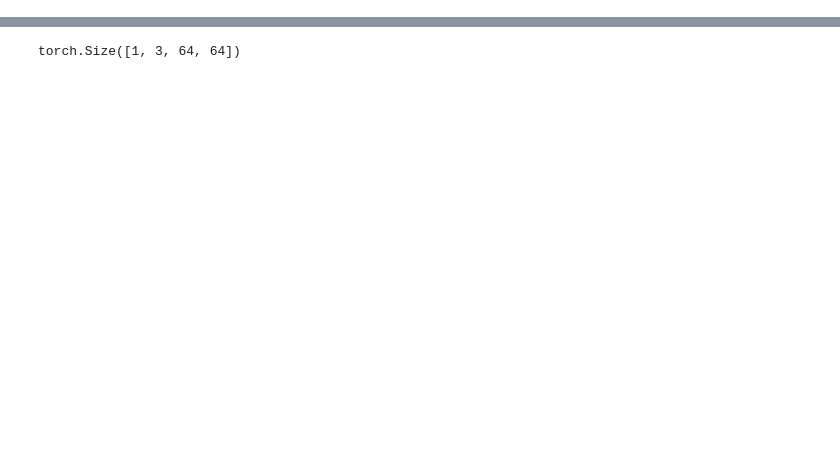
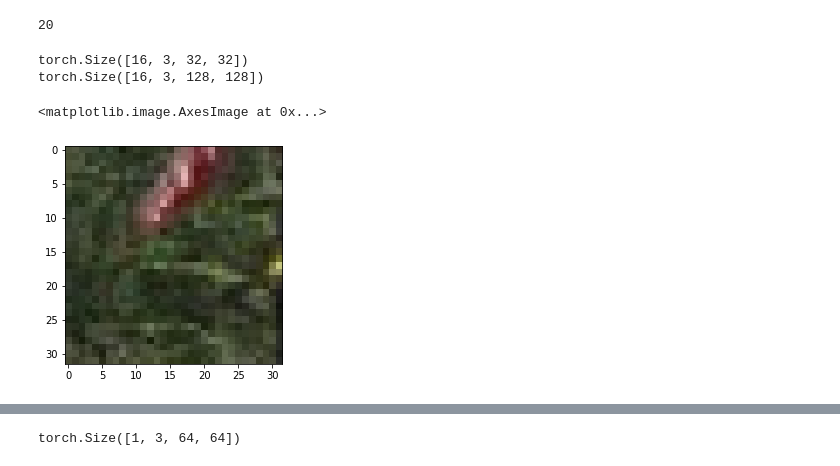
Before and after one commit to vinotharjun/pixelEnhancer, a Jupyter notebook: playground/yml_parsing.ipynb, the cells around one changed output, grey strips where cells are left out. Cells and saved outputs as stored; diff of their text form; code cells hidden in the pictures; blank space fills up the shorter version.

```diff
--- a/playground/yml_parsing.ipynb
+++ b/playground/yml_parsing.ipynb
@@ -23,2 +20,20 @@ from enhancer.utils import *
 # %%
 dic = get_dataloader_from_yml(opt_path)
+# %%
+len(dic["train_dataset"])
+# %% [output]
+20
+# %%
+for i in dic["train_dataloader"]:
+    print(i["lr"].shape)
+    print(i["hr"].shape)
+# %% [output]
+torch.Size([16, 3, 32, 32])
+torch.Size([16, 3, 128, 128])
+# %%
+ds = dic["train_dataset"][0]
+# %%
+plt.imshow(im_convert(ds["lr"],denormalize=False))
+# %% [output]
+<matplotlib.image.AxesImage at 0x...>
+[figure, added]
```
Also changed, not shown: parts of 14 cells of this notebook, 16 other files.
